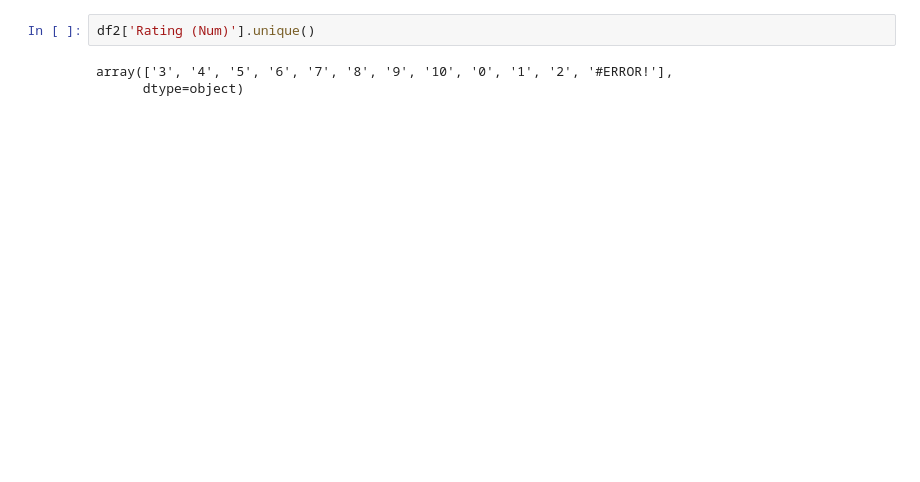
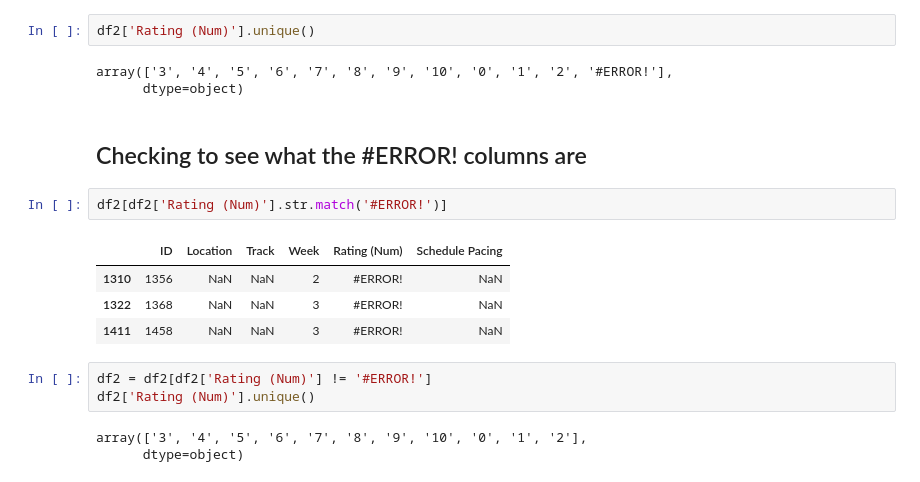
Before and after one commit to RaymondDashWu/DS1.1-Class-Files, a Jupyter notebook: NPS_Make_School.ipynb, the cells around one changed output. Saved outputs shown, nothing was run; the diff lists cells and outputs as text; blank space fills up the shorter version.

```diff
--- a/NPS_Make_School.ipynb
+++ b/NPS_Make_School.ipynb
@@ -303,6 +343,21 @@ df2['Rating (Num)'].unique()
 # %% [output]
 array(['3', '4', '5', '6', '7', '8', '9', '10', '0', '1', '2', '#ERROR!'],
       dtype=object)
+# %% [markdown]
+## Checking to see what the #ERROR! columns are
+# %%
+df2[df2['Rating (Num)'].str.match('#ERROR!')]
+# %% [output]
+|  | ID | Location | Track | Week | Rating (Num) | Schedule Pacing |
+| 1310 | 1356 | NaN | NaN | 2 | #ERROR! | NaN |
+| 1322 | 1368 | NaN | NaN | 3 | #ERROR! | NaN |
+| 1411 | 1458 | NaN | NaN | 3 | #ERROR! | NaN |
+# %%
+df2 = df2[df2['Rating (Num)'] != '#ERROR!']
+df2['Rating (Num)'].unique()
+# %% [output]
+array(['3', '4', '5', '6', '7', '8', '9', '10', '0', '1', '2'],
+      dtype=object)
 # %%
 df2['Schedule Pacing'].unique()
 # %% [output]
```
Also changed, not shown: parts of 15 cells of this notebook.
